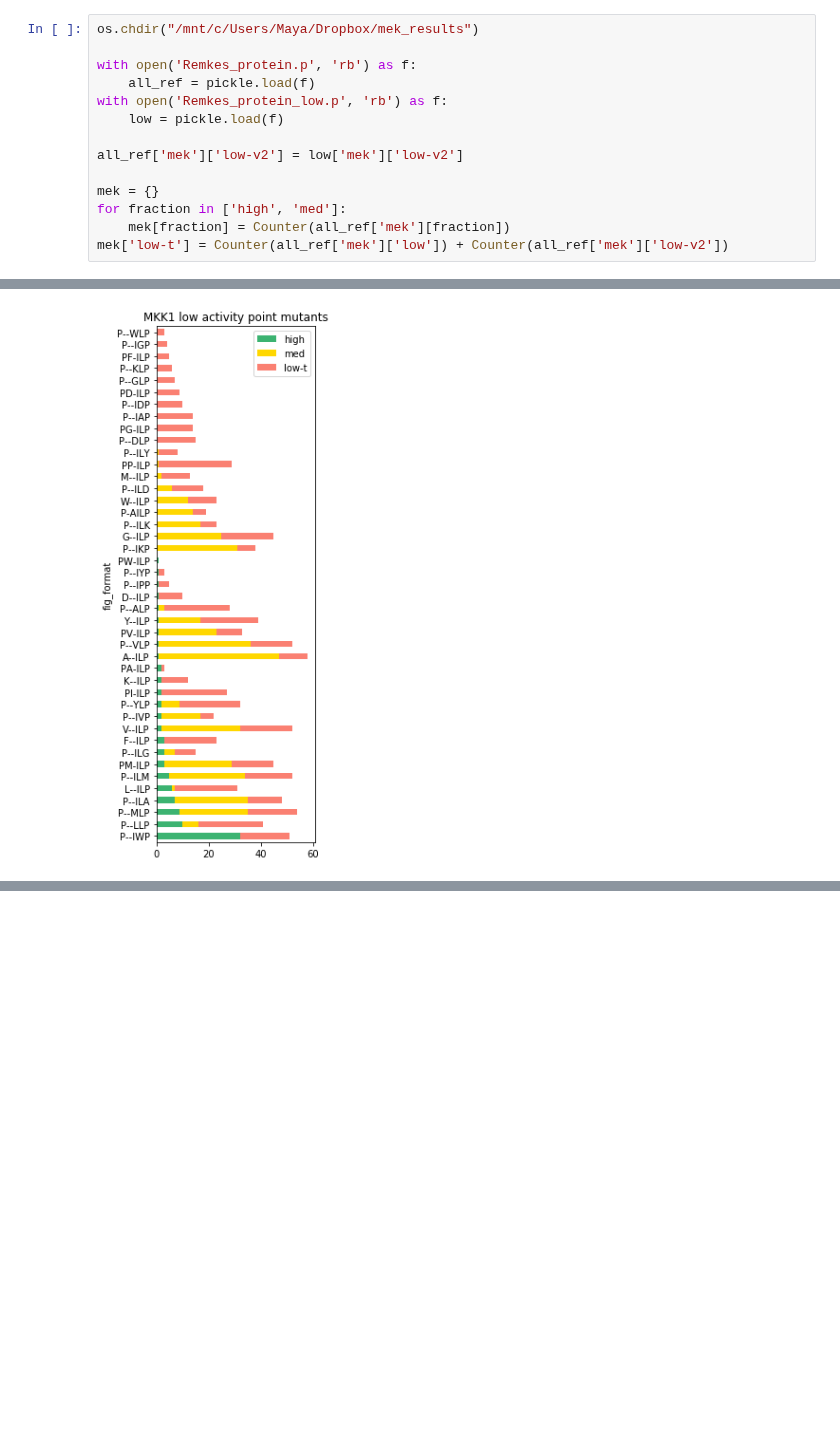
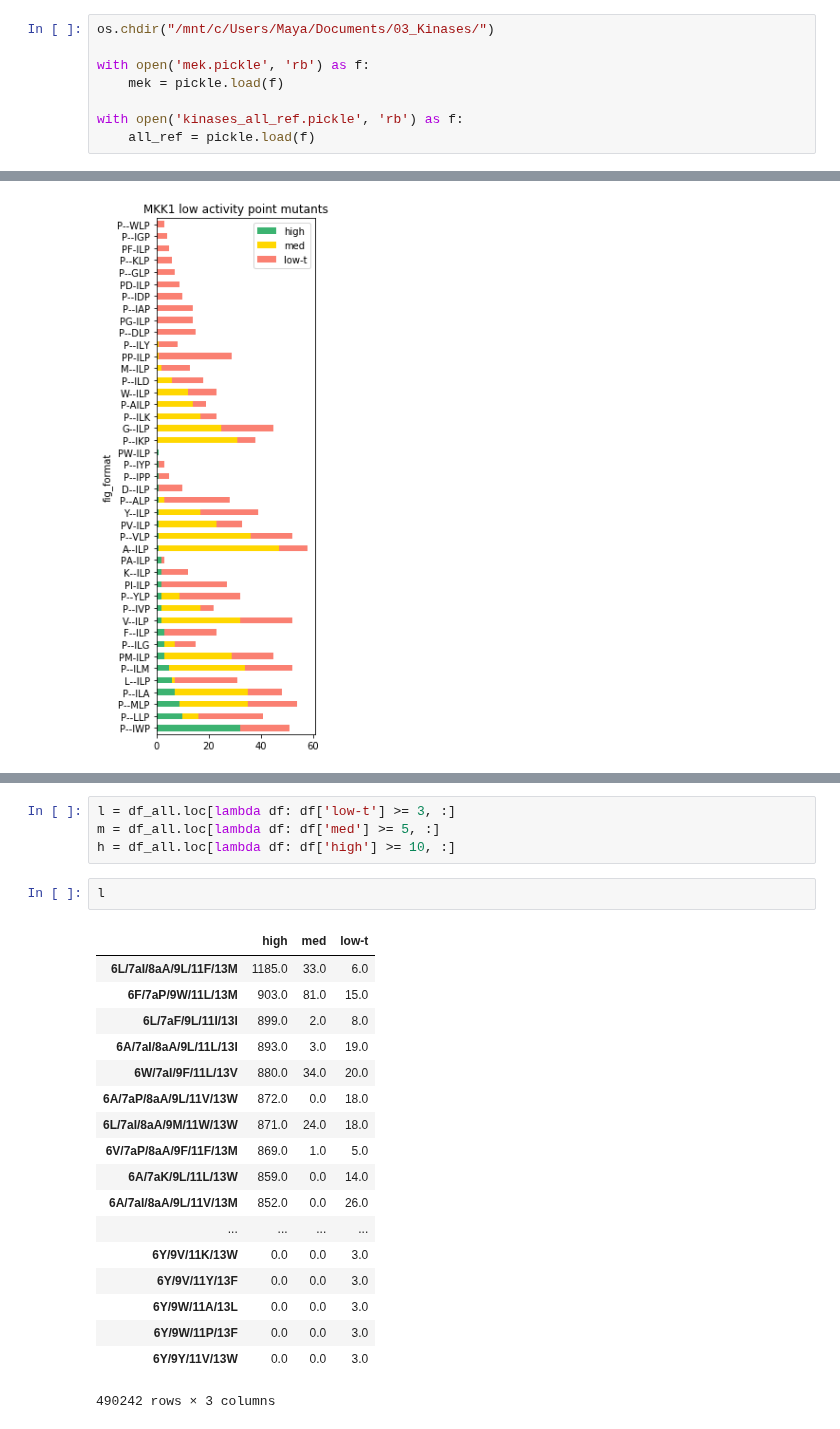
Before and after one commit to MayaPetek/InDelScanner, a Jupyter notebook: Results_Remkes/Filtering_positives.ipynb, the cells around one changed output, grey strips where cells are left out. Drawn from its saved outputs; the diff is of its cells as text; blank space fills up the shorter version.

```diff
--- a/Results_Remkes/Filtering_positives.ipynb
+++ b/Results_Remkes/Filtering_positives.ipynb
@@ -37,14 +38,8 @@ from indels.ind import trim_read, findEnds, endMatch, findGap, gapAlign
-# %%
-os.chdir("/mnt/c/Users/Maya/Dropbox/mek_results")
-
-with open('Remkes_protein.p', 'rb') as f:
-    all_ref = pickle.load(f)
-with open('Remkes_protein_low.p', 'rb') as f:
-    low = pickle.load(f)
-
-all_ref['mek']['low-v2'] = low['mek']['low-v2']
-
-mek = {}
-for fraction in ['high', 'med']:
-    mek[fraction] = Counter(all_ref['mek'][fraction])
-mek['low-t'] = Counter(all_ref['mek']['low']) + Counter(all_ref['mek']['low-v2'])
+# %%
+os.chdir("/mnt/c/Users/Maya/Documents/03_Kinases/")
+
+with open('mek.pickle', 'rb') as f:
+    mek = pickle.load(f)
+
+with open('kinases_all_ref.pickle', 'rb') as f:
+    all_ref = pickle.load(f)
@@ -421,0 +455,25 @@ plt.show()
+# %%
+l = df_all.loc[lambda df: df['low-t'] >= 3, :]
+m = df_all.loc[lambda df: df['med'] >= 5, :]
+h = df_all.loc[lambda df: df['high'] >= 10, :]
+# %%
+l
+# %% [output]
+|  | high | med | low-t |
+| 6L/7aI/8aA/9L/11F/13M | 1185.0 | 33.0 | 6.0 |
+| 6F/7aP/9W/11L/13M | 903.0 | 81.0 | 15.0 |
+| 6L/7aF/9L/11I/13I | 899.0 | 2.0 | 8.0 |
+| 6A/7aI/8aA/9L/11L/13I | 893.0 | 3.0 | 19.0 |
+| 6W/7aI/9F/11L/13V | 880.0 | 34.0 | 20.0 |
+| 6A/7aP/8aA/9L/11V/13W | 872.0 | 0.0 | 18.0 |
+| 6L/7aI/8aA/9M/11W/13W | 871.0 | 24.0 | 18.0 |
+| 6V/7aP/8aA/9F/11F/13M | 869.0 | 1.0 | 5.0 |
+| 6A/7aK/9L/11L/13W | 859.0 | 0.0 | 14.0 |
+| 6A/7aI/8aA/9L/11V/13M | 852.0 | 0.0 | 26.0 |
+| ... | ... | ... | ... |
+| 6Y/9V/11K/13W | 0.0 | 0.0 | 3.0 |
+| 6Y/9V/11Y/13F | 0.0 | 0.0 | 3.0 |
+| 6Y/9W/11A/13L | 0.0 | 0.0 | 3.0 |
+| 6Y/9W/11P/13F | 0.0 | 0.0 | 3.0 |
+| 6Y/9Y/11V/13W | 0.0 | 0.0 | 3.0 |
+490242 rows × 3 columns
```
Also changed, not shown: parts of 17 cells of this notebook.
